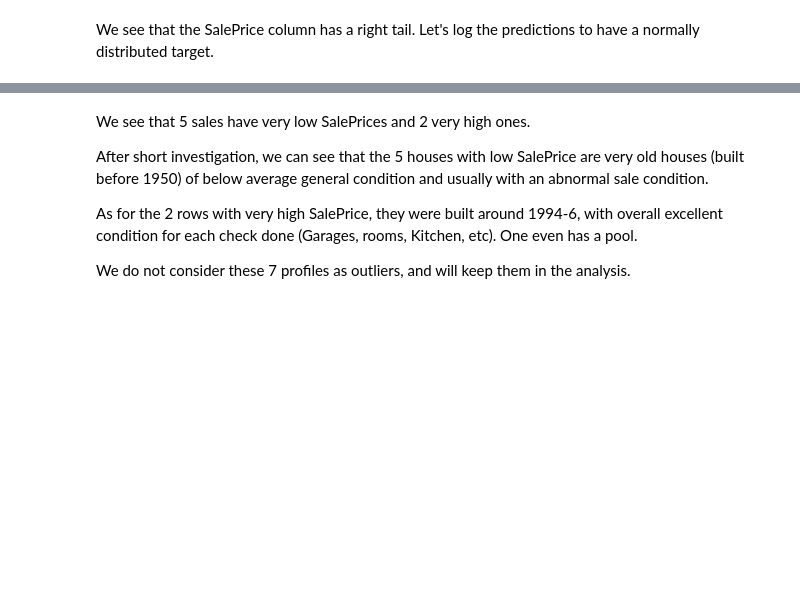
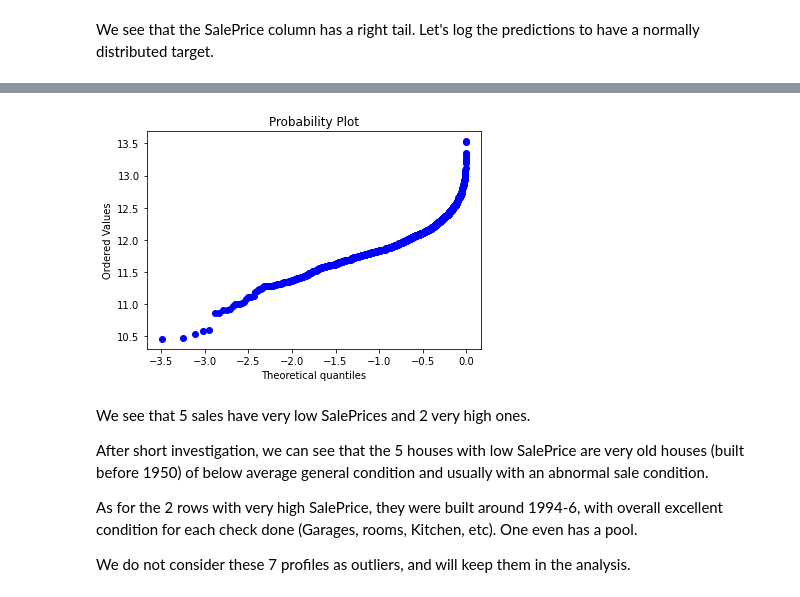
Before and after one commit to jmballard/Kaggle_HousePrice, a Jupyter notebook: analysis_notebook.ipynb, the cells around one changed output, grey strips where cells are left out. Cells and saved outputs as stored; diff of their text form; code cells hidden in the pictures; blank space fills up the shorter version.

```diff
--- a/analysis_notebook.ipynb
+++ b/analysis_notebook.ipynb
@@ -30,3 +101,13 @@ We see that the SalePrice column has a right tail. Let's log the predictions to
+# %%
+# qq plot
+stats.probplot(
+    df['SalePrice'],
+    dist="norm",
+    plot=pylab
+)
+pylab.show()
+# %% [output]
+[figure, added]
 # %% [markdown]
 We see that 5 sales have very low SalePrices and 2 very high ones.
 
```
Also changed, not shown: parts of 57 cells of this notebook.
